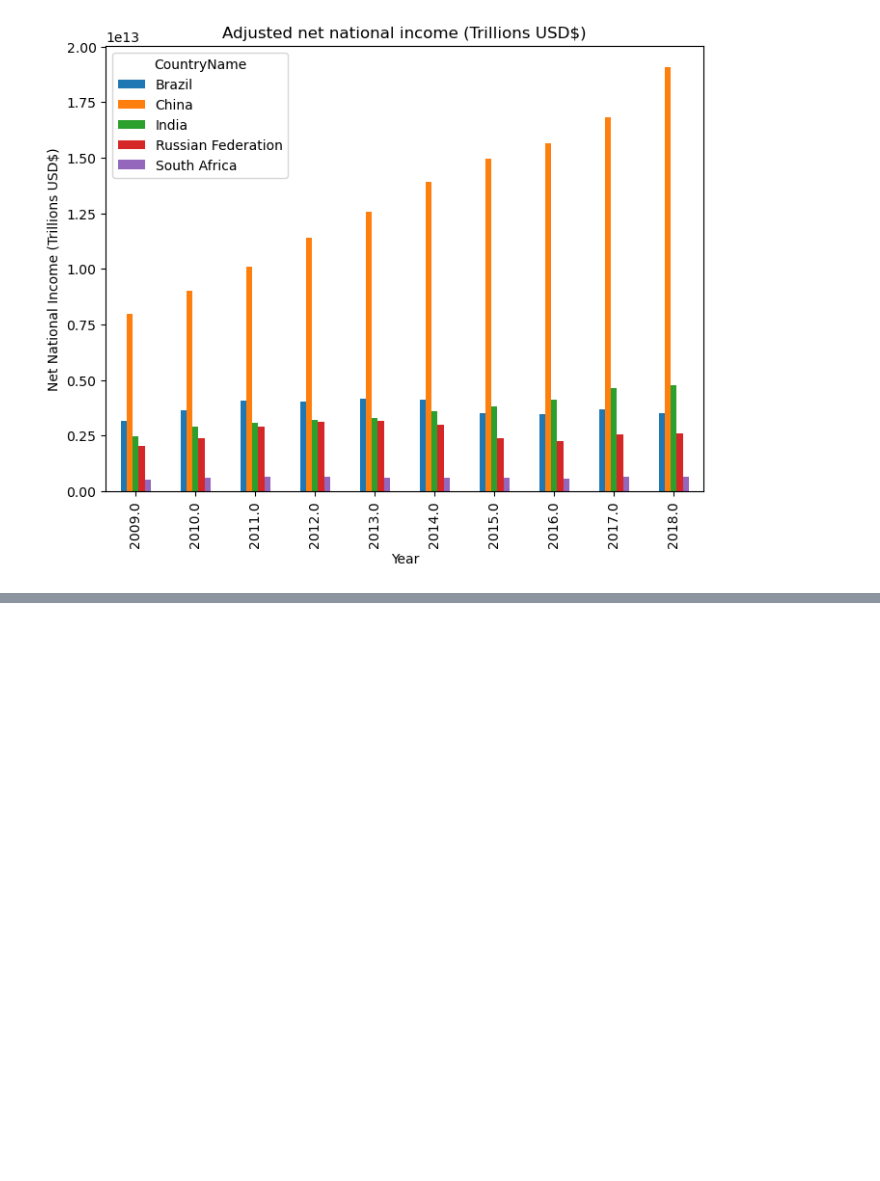
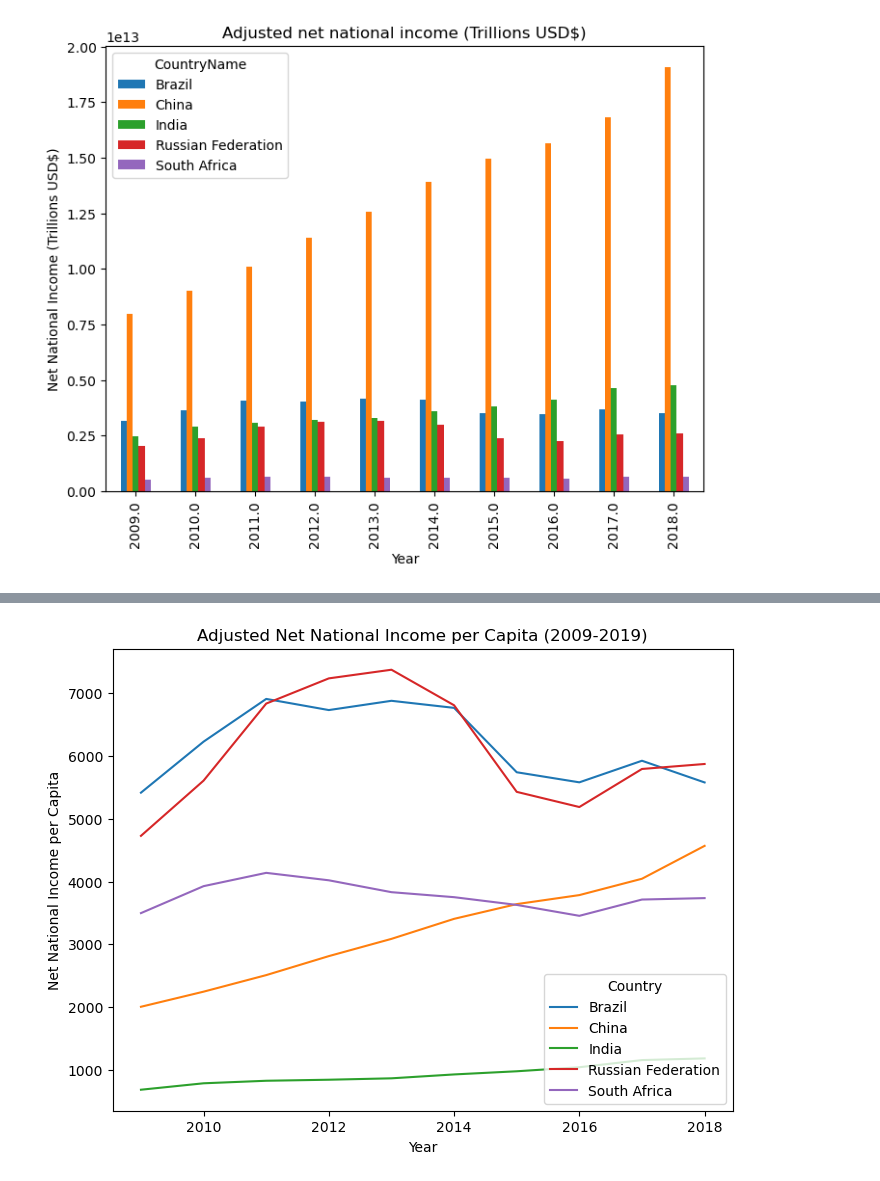
Before and after one commit to SArjaGit/BRICS_Project, a Jupyter notebook: Justin/Economic.ipynb, the cells around one changed output, grey strips where cells are left out. Saved outputs shown, nothing was run; the diff lists cells and outputs as text; code cells hidden in the pictures; blank space fills up the shorter version.

Commit message:
Created a new data frame for Adjusted net national income per capita and then created a bar graph as well as a line graph to visualize the data

```diff
--- a/Justin/Economic.ipynb
+++ b/Justin/Economic.ipynb
@@ -109,3 +109,9 @@ plt.ylabel("Net National Income (Trillions USD$)")
 plt.show()
 # %% [output]
 [figure]
+# %%
+# Filtering The Data for Adjusted Net National Income Per Capita
+net_national_income_per_capita = filtered_economic_data[filtered_economic_data["SeriesName"].str.contains("Adjusted net national income per capita", case=False)]
+
+# Displaying the first few rows of Adjusted Net National Income Per Capita Data Frame
+net_national_income_per_capita.head()
@@ -111,0 +125,6 @@ plt.show()
+# %%
+# Grouping by "CountryName" and "Year" then calculating the mean for annual % growth
+group_net_national_income_per_capita = net_national_income_per_capita.groupby(["CountryName", "Year"])["Value"].mean().reset_index()
+
+# Displaying the first five rows of the filtered Data Frame
+group_net_national_income_per_capita.head()
@@ -111,0 +138,12 @@ plt.show()
+# %%
+# Creating a line plot to show the Adjusted net national income per capita
+group_net_national_income_per_capita.pivot(index="Year", columns="CountryName", values="Value").plot(kind="line", figsize=(8,6))
+
+# Setting titles and labels
+plt.title("Adjusted Net National Income per Capita (2009-2019)")
+plt.xlabel("Year")
+plt.ylabel("Net National Income per Capita")
+plt.legend(title="Country", loc="lower right")
+plt.show()
+# %% [output]
+[figure, added]
```
Also changed, not shown: parts of 4 cells of this notebook.
